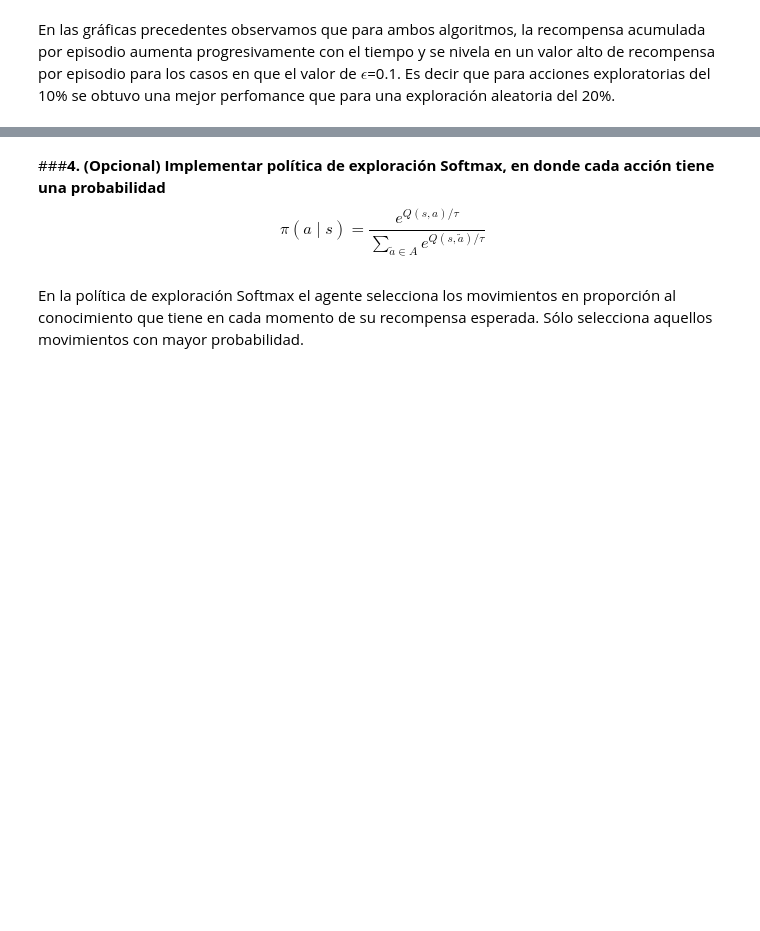
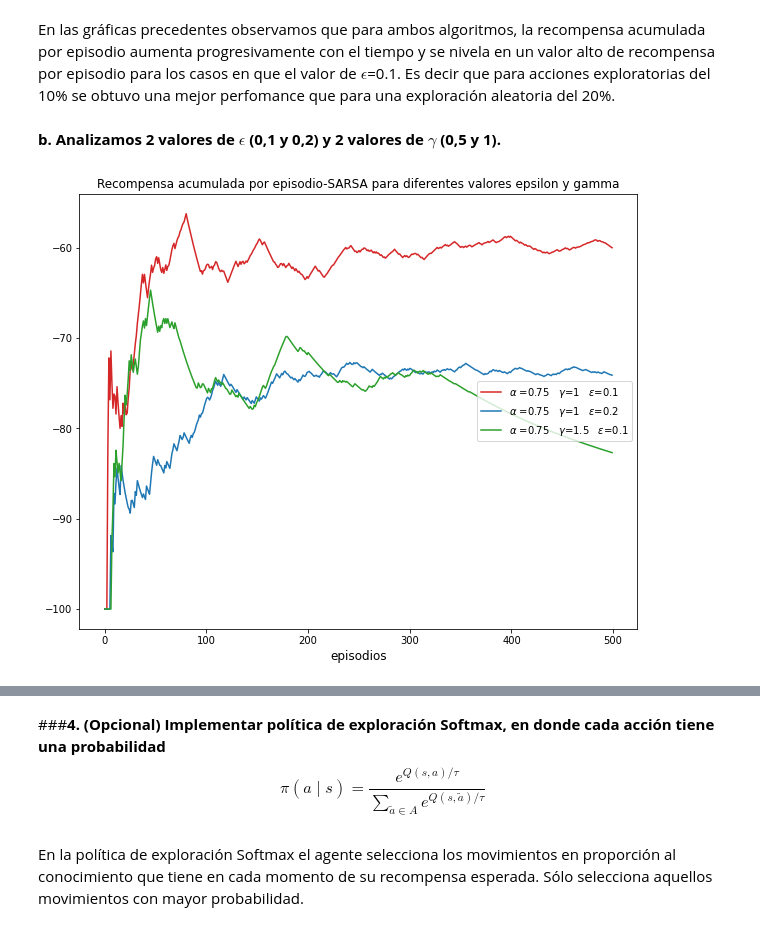
Before and after one commit to SebastianOrmaechea/Reinforcement-Learning, a Jupyter notebook: lab_2_intro_rl_SGO.ipynb, the cells around one changed output, grey strips where cells are left out. Saved outputs shown, nothing was run; the diff lists cells and outputs as text; code cells hidden in the pictures; blank space fills up the shorter version.

```diff
--- a/lab_2_intro_rl_SGO.ipynb
+++ b/lab_2_intro_rl_SGO.ipynb
@@ -918,3 +915,19 @@ plt.show()
 En las gráficas precedentes observamos que para ambos algoritmos, la recompensa acumulada por episodio aumenta progresivamente con el tiempo y se nivela en un valor alto de recompensa por episodio para los casos en que el valor de $\epsilon$=0.1. Es decir que para acciones exploratorias del 10% se obtuvo una mejor perfomance que para una exploración aleatoria del 20%.
 # %%
 env.close()
+# %% [markdown]
+**b. Analizamos 2 valores de $\epsilon$ (0,1 y 0,2) y 2 valores de $\gamma$ (0,5 y 1).**
+# %%
+q = {}
+
+alpha = 0.75 # Queda igual
+gamma = 1.5 # Antes 1
+epsilon = 0.1 # Antes 0.1
+
+episodes_to_run = 500
+
+env = gym.make("CliffWalking-v0")
+actions = range(env.action_space.n)
+
+# se declara una semilla aleatoria
+random_state = np.random.RandomState(42)
@@ -920,0 +1032,21 @@ env.close()
+# %%
+# Ejecutamos los agentes
+_, _, reward_epSARSA_2 = runSARSA_2()
+_, _, reward_epQL_2 = runQL_2()
+# %%
+# Gráfico comparativo SARSA
+fig = plt.figure(figsize=(10,8))
+ax = fig.subplots(1,1)
+ax.plot(reward_per_episode(reward_epSARSA),
+        color = 'tab:red',
+        label=r'$\alpha$ =0.75   $\gamma$=1   $\epsilon$=0.1')
+ax.plot(reward_per_episode(reward_epSARSA_1), color = 'tab:blue',
+        label=r'$\alpha$ =0.75   $\gamma$=1   $\epsilon$=0.2')
+ax.plot(reward_per_episode(reward_epSARSA_2), color = 'tab:green',
+        label=r'$\alpha$ =0.75   $\gamma$=1.5   $\epsilon$=0.1')
+ax.legend(loc = 'right')
+plt.title('Recompensa acumulada por episodio-SARSA para diferentes valores epsilon y gamma')
+plt.xlabel("episodios", size = 12)
+plt.show()
+# %% [output]
+[figure, added]
```
Also changed, not shown: parts of 9 cells of this notebook.
